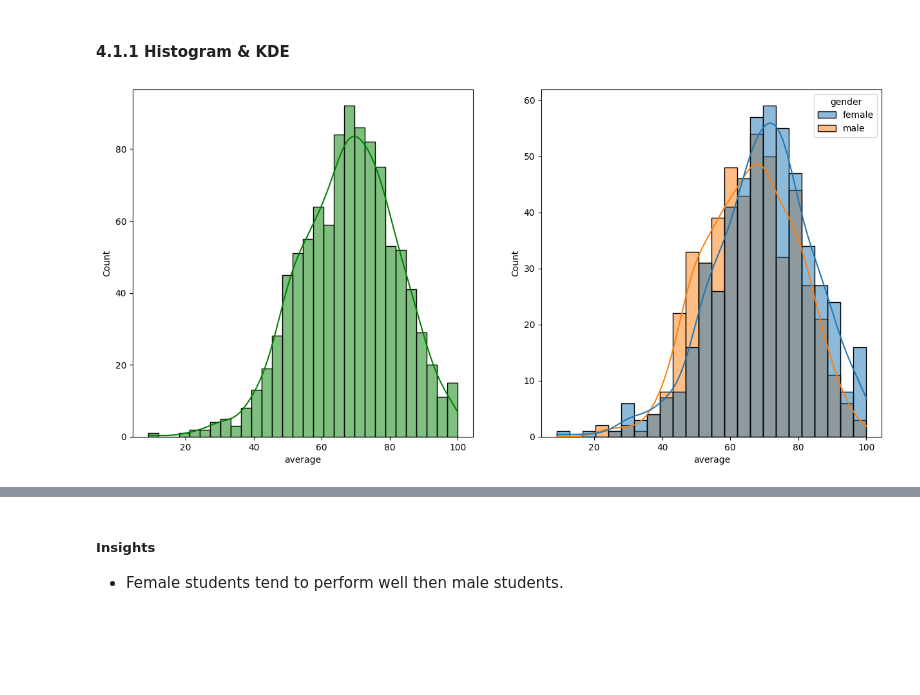
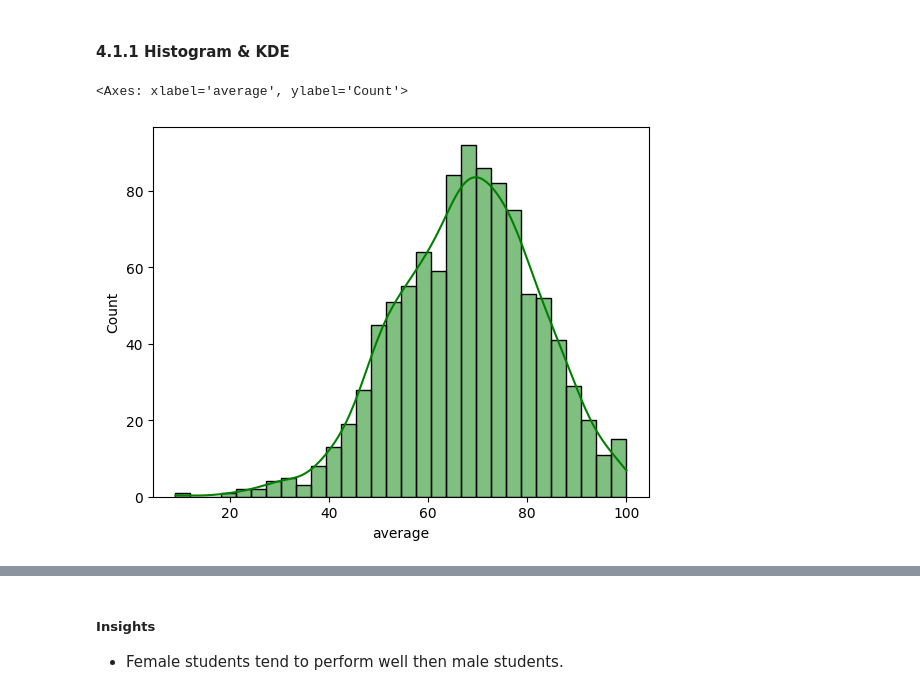
Before and after one commit to LovePlayingChess/end-to-end-ML-student-performance, a Jupyter notebook: notebook/1 . EDA STUDENT PERFORMANCE .ipynb, the cells around one changed output, grey strips where cells are left out. Drawn from its saved outputs; the diff is of its cells as text; code cells hidden in the pictures; blank space fills up the shorter version.

Commit message:
Data Injestion

```diff
--- a/notebook/1 . EDA STUDENT PERFORMANCE .ipynb
+++ b/notebook/1 . EDA STUDENT PERFORMANCE .ipynb
@@ -244,11 +248,7 @@ Number of students with less than 20 marks in Reading: 1
 # %% [markdown]
 #### 4.1.1 Histogram & KDE
 # %%
-fig, axs = plt.subplots(1, 2, figsize=(15, 7))
-plt.subplot(121)
 sns.histplot(data=df,x='average',bins=30,kde=True,color='g')
-plt.subplot(122)
-sns.histplot(data=df,x='average',kde=True,hue='gender')
-plt.show()
 # %% [output]
+<Axes: xlabel='average', ylabel='Count'>
-[figure, old version]
+[figure, new version]
```
Also changed, not shown: parts of 20 cells of this notebook, 7 other files.
